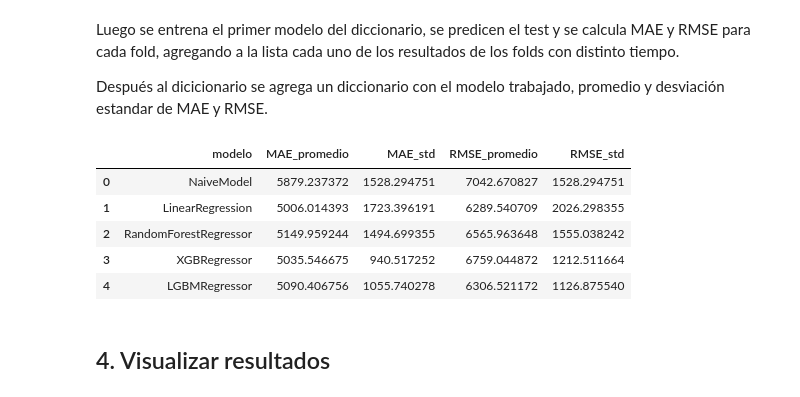
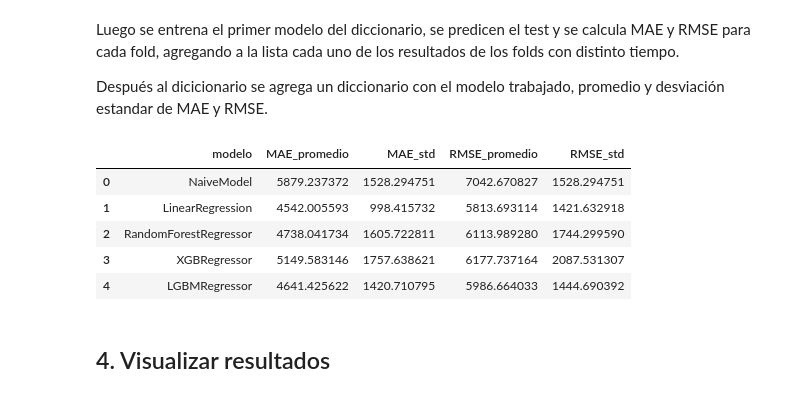
Before and after one commit to charligram/1_analisis_ventas, a Jupyter notebook: notebooks/03_modeling.ipynb, the cells around one changed output. Saved outputs shown, nothing was run; the diff lists cells and outputs as text; code cells hidden in the pictures.

```diff
--- a/notebooks/03_modeling.ipynb
+++ b/notebooks/03_modeling.ipynb
@@ -127,37 +131,42 @@ for name, model in models_dict.items():
             'MAE_std': np.std(rmses),
             'RMSE_promedio': np.mean(rmses),
             'RMSE_std': np.std(rmses)
         })
 
     # Lógica para el resto de modelos
     else:
         for train_idx, test_idx in tscv.split(X):
             X_train, X_test = X.iloc[train_idx], X.iloc[test_idx]
+            # Escalar features
+            scaler = StandardScaler()
+            X_train = scaler.fit_transform(X_train)
+            X_test = scaler.transform(X_test)
+
             y_train, y_test = y.iloc[train_idx], y.iloc[test_idx]
 
             model.fit(X_train, y_train)
             y_pred = model.predict(X_test)
 
             maes.append(mean_absolute_error(y_test, y_pred))
             rmses.append(root_mean_squared_error(y_test, y_pred))
 
         resultados_cv.append({
             'modelo': name,
             'MAE_promedio': np.mean(maes),
             'MAE_std': np.std(maes),
             'RMSE_promedio': np.mean(rmses),
             'RMSE_std': np.std(rmses)
         })
 
 df_cv = pd.DataFrame(resultados_cv)
 df_cv
 # %% [output]
 |  | modelo | MAE_promedio | MAE_std | RMSE_promedio | RMSE_std |
 | 0 | NaiveModel | 5879.237372 | 1528.294751 | 7042.670827 | 1528.294751 |
-| 1 | LinearRegression | 5006.014393 | 1723.396191 | 6289.540709 | 2026.298355 |
-| 2 | RandomForestRegressor | 5149.959244 | 1494.699355 | 6565.963648 | 1555.038242 |
-| 3 | XGBRegressor | 5035.546675 | 940.517252 | 6759.044872 | 1212.511664 |
-| 4 | LGBMRegressor | 5090.406756 | 1055.740278 | 6306.521172 | 1126.875540 |
+| 1 | LinearRegression | 4542.005593 | 998.415732 | 5813.693114 | 1421.632918 |
+| 2 | RandomForestRegressor | 4738.041734 | 1605.722811 | 6113.989280 | 1744.299590 |
+| 3 | XGBRegressor | 5149.583146 | 1757.638621 | 6177.737164 | 2087.531307 |
+| 4 | LGBMRegressor | 4641.425622 | 1420.710795 | 5986.664033 | 1444.690392 |
 # %% [markdown]
 ## 4. Visualizar resultados
 # %%
```
Also changed, not shown: parts of 4 cells of this notebook, 1 other file.
